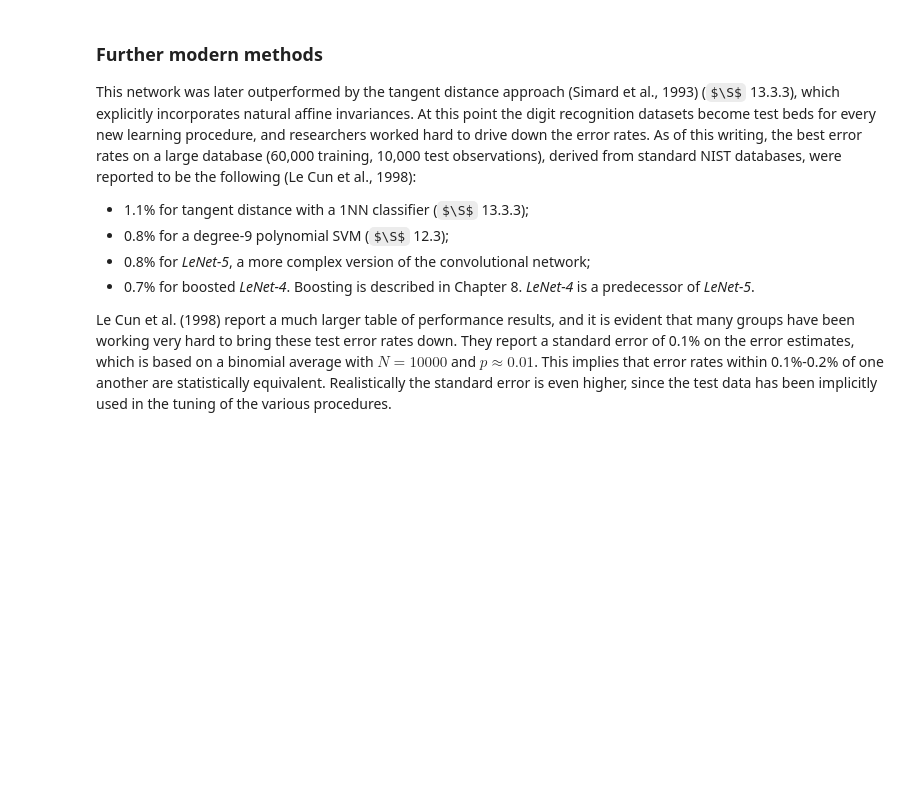
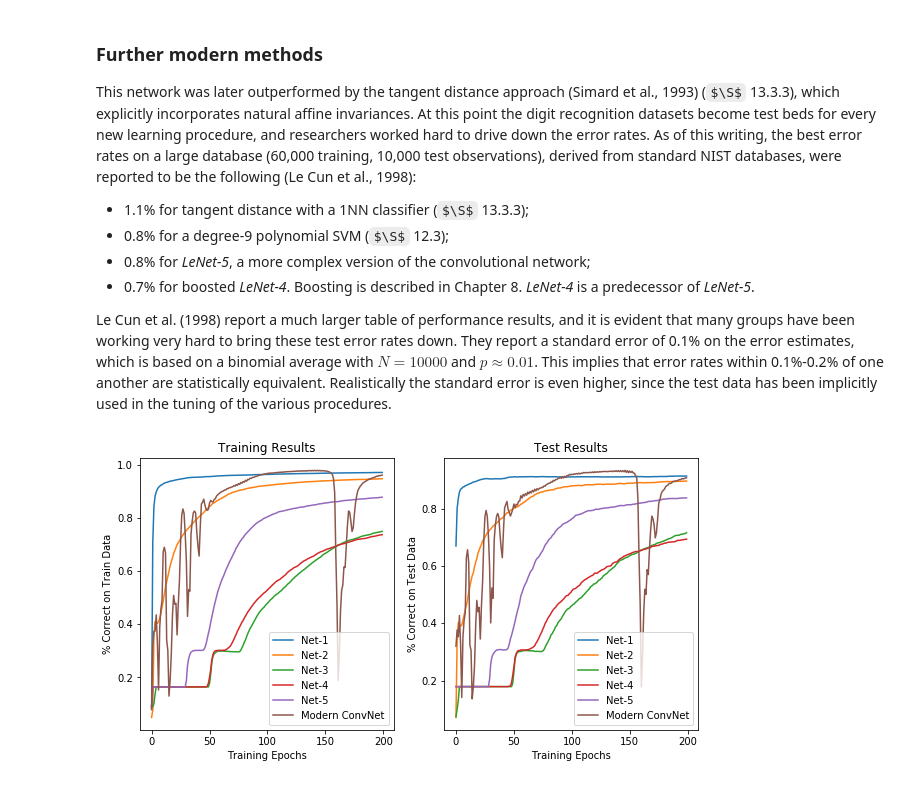
Before and after one commit to dgkim5360/the-elements-of-statistical-learning-notebooks, a Jupyter notebook: chapter11-neural-networks/section07-example-zip-code-data.ipynb, the cells around one changed output. Drawn from its saved outputs; the diff is of its cells as text; code cells hidden in the pictures; some formulas as TeX source; blank space fills up the shorter version.

```diff
--- a/chapter11-neural-networks/section07-example-zip-code-data.ipynb
+++ b/chapter11-neural-networks/section07-example-zip-code-data.ipynb
@@ -212,0 +323,16 @@ We see that
+# %%
+class Net5(torch.nn.Module):
+
+    def __init__(self):
+        super(Net5, self).__init__()
+        self.conv1 = torch.nn.Conv2d(1, 2, kernel_size=2, stride=2)
+        self.conv2 = torch.nn.Conv2d(2, 4, kernel_size=5)
+        self.fc = torch.nn.Linear(64, 10)
+
+    def forward(self, x):
+        in_size = x.size(0)
+        x = torch.nn.functional.sigmoid(self.conv1(x))
+        x = torch.nn.functional.sigmoid(self.conv2(x))
+        x = x.view(in_size, -1)
+        x = self.fc(x)
+        return x
@@ -228,0 +409,28 @@ Le Cun et al. (1998) report a much larger table of performance results, and it i
+# %%
+netc = ConvNet()
+lossfc = torch.nn.CrossEntropyLoss()
+optimizerc = torch.optim.SGD(netc.parameters(), lr=learning_rate,)
+errsc_train = []
+errsc_test = []
+for epoch in range(epochs):
+    netc.zero_grad()
+    ycpred = netc(varx.view(size_train, 1, 16, 16))
+    lossc = lossfc(ycpred, vary)
+    lossc.backward()
+    optimizerc.step()
+
+    # Save the training results for each epoch
+    _, train_ycpred = torch.max(ycpred, 1)
+    errsc_train.append((vary.data == train_ycpred.data).sum()/n)
+
+    # Test for every epoch
+    _, test_ycpred = torch.max(netc(varx_test.view(size_test, 1, 16, 16)), 1)
+    errsc_test.append((vary_test.data == test_ycpred.data).sum()/size_test)
+# %%
+ax100.plot(errsc_train, label='Modern ConvNet')
+ax100.legend()
+ax101.plot(errsc_test, label='Modern ConvNet')
+ax101.legend()
+fig100
+# %% [output]
+[figure, added]
```
Also changed, not shown: parts of 20 cells of this notebook.
